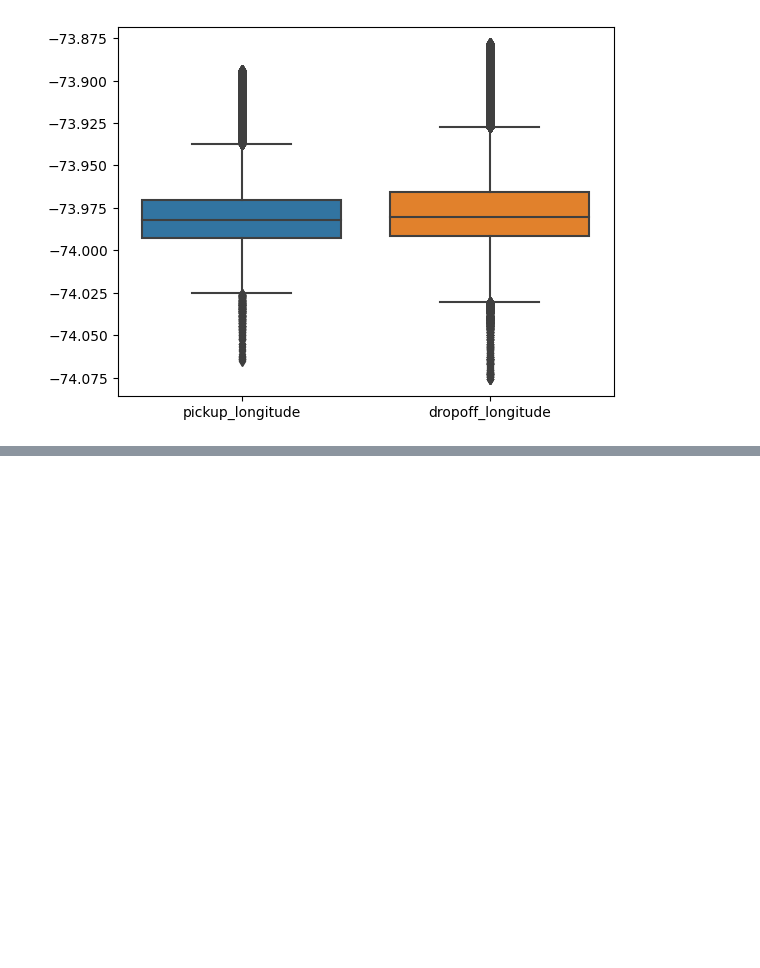
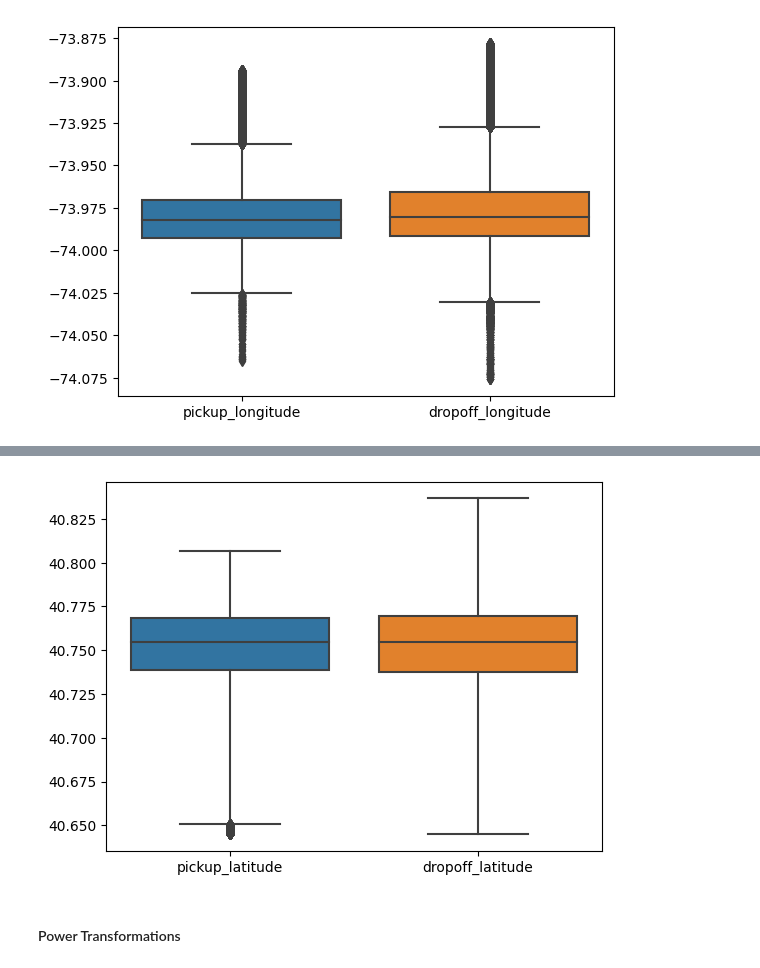
Before and after one commit to Himanshu-1703/kaggle-notebooks, a Jupyter notebook: rushing-through-nyc.ipynb, the cells around one changed output, grey strips where cells are left out. Drawn from its saved outputs; the diff is of its cells as text; code cells hidden in the pictures; blank space fills up the shorter version.

```diff
--- a/rushing-through-nyc.ipynb
+++ b/rushing-through-nyc.ipynb
@@ -1363,0 +1458,9 @@ plt.show()
+# %%
+# plot boxplots
+
+sns.boxplot(df_without_outliers[['pickup_latitude','dropoff_latitude']],whis=3)
+plt.show()
+# %% [output]
+[figure, added]
+# %% [markdown]
+#### Power Transformations
```
Also changed, not shown: parts of 28 cells of this notebook.
